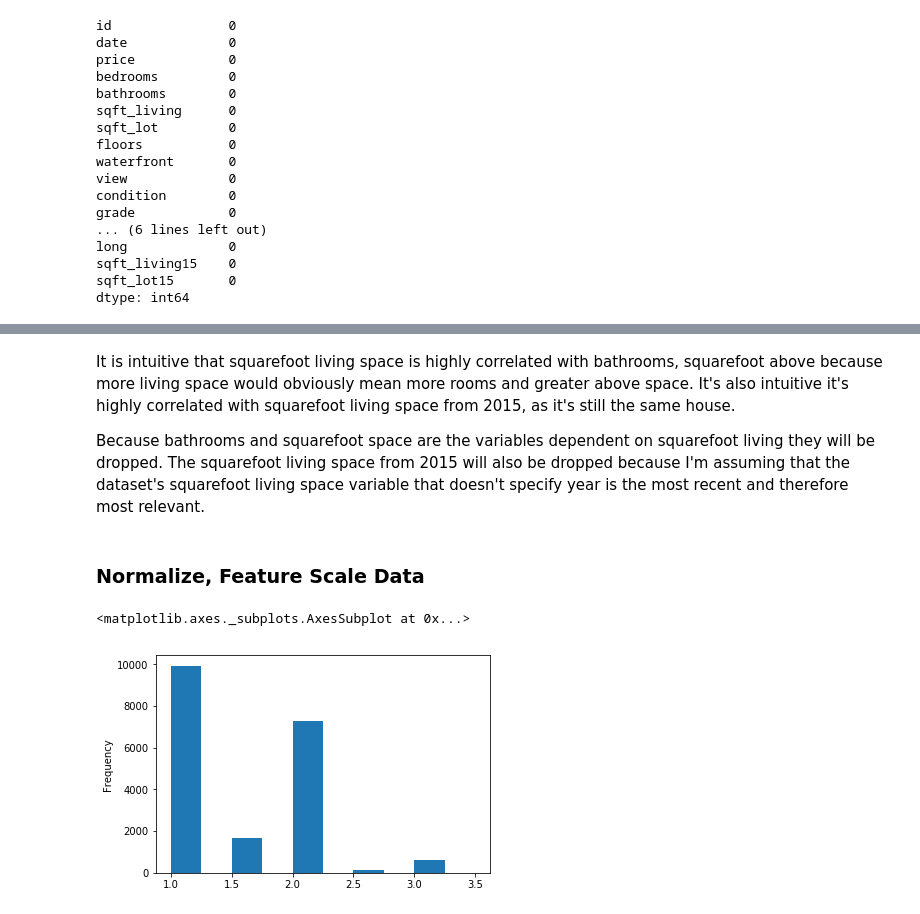
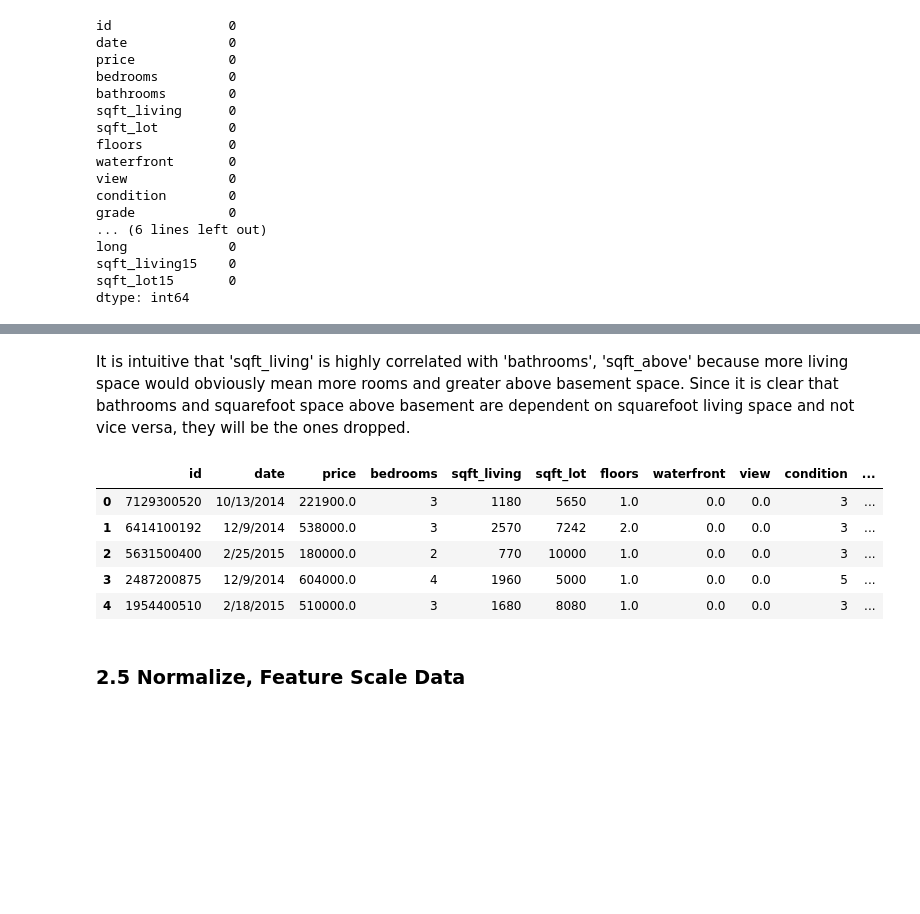
Before and after one commit to jsavory-94/dsc-1-final-project-online-ds-pt-021119, a Jupyter notebook: student.ipynb, the cells around one changed output, grey strips where cells are left out. Cells and saved outputs as stored; diff of their text form; code cells hidden in the pictures; blank space fills up the shorter version.

```diff
--- a/student.ipynb
+++ b/student.ipynb
@@ -65,7 +66,7 @@ My understanding of the meaning of each column:
 - sqft_living15 - Square footage of the home in 2015
 - sqft_lot15 - Square footage of the lot in 2015
 # %%
-#pd.set_option('display.max_columns', 21)
+pd.set_option('display.max_columns', 21)
 df = pd.read_csv("kc_house_data.csv")
 df.head()
 # %% [output]
@@ -380,27 +373,15 @@ dtype: int64
 # %% [markdown]
-It is intuitive that squarefoot living space is highly correlated with bathrooms, squarefoot above because more living space would obviously mean more rooms and greater above space. It's also intuitive it's highly correlated with squarefoot living space from 2015, as it's still the same house.
-
-Because bathrooms and squarefoot space are the variables dependent on squarefoot living they will be dropped. The squarefoot living space from 2015 will also be dropped because I'm assuming that the dataset's squarefoot living space variable that doesn't specify year is the most recent and therefore most relevant.
+It is intuitive that 'sqft_living' is highly correlated with 'bathrooms', 'sqft_above' because more living space would obviously mean more rooms and greater above basement space. Since it is clear that bathrooms and squarefoot space above basement are dependent on squarefoot living space and not vice versa, they will be the ones dropped.
 # %%
 df = df.drop(['sqft_above', 'bathrooms'], axis=1)
+# %%
+df.head()
+# %% [output]
+|  | id | date | price | bedrooms | sqft_living | sqft_lot | floors | waterfront | view | condition | ... |
+| 0 | 7129300520 | 10/13/2014 | 221900.0 | 3 | 1180 | 5650 | 1.0 | 0.0 | 0.0 | 3 | ... |
+| 1 | 6414100192 | 12/9/2014 | 538000.0 | 3 | 2570 | 7242 | 2.0 | 0.0 | 0.0 | 3 | ... |
+| 2 | 5631500400 | 2/25/2015 | 180000.0 | 2 | 770 | 10000 | 1.0 | 0.0 | 0.0 | 3 | ... |
+| 3 | 2487200875 | 12/9/2014 | 604000.0 | 4 | 1960 | 5000 | 1.0 | 0.0 | 0.0 | 5 | ... |
+| 4 | 1954400510 | 2/18/2015 | 510000.0 | 3 | 1680 | 8080 | 1.0 | 0.0 | 0.0 | 3 | ... |
 # %% [markdown]
-### Normalize, Feature Scale Data
+### 2.5 Normalize, Feature Scale Data
-# %%
-#---Check columns for normality---
-#price_plot = df.price.plot.hist()
-#price_plot.set_xlim(0,4000000) # Price data has a strong positive skew
-
-#bedrooms_plot = df.bedrooms.plot.hist()
-#bedrooms_plot.set_xlim(0,10) #Bedrooms data is positively skewed
-
-#sqft_lot_plot = df.sqft_lot.plot.hist()
-#sqft_lot_plot.set_xlim(0,500000) #Square foot lot data has strong positive skew
-
-floors_plot = df.floors.plot.hist()
-floors_plot #Floors data is positively skewed
-
-#sqft_basement_plot = df.sqft_basement.plot.hist()
-#sqft_basement_plot #basement squarefoot data is positively skewed
-# %% [output]
-<matplotlib.axes._subplots.AxesSubplot at 0x...>
-[figure, removed]
```
Also changed, not shown: parts of 80 cells of this notebook.
